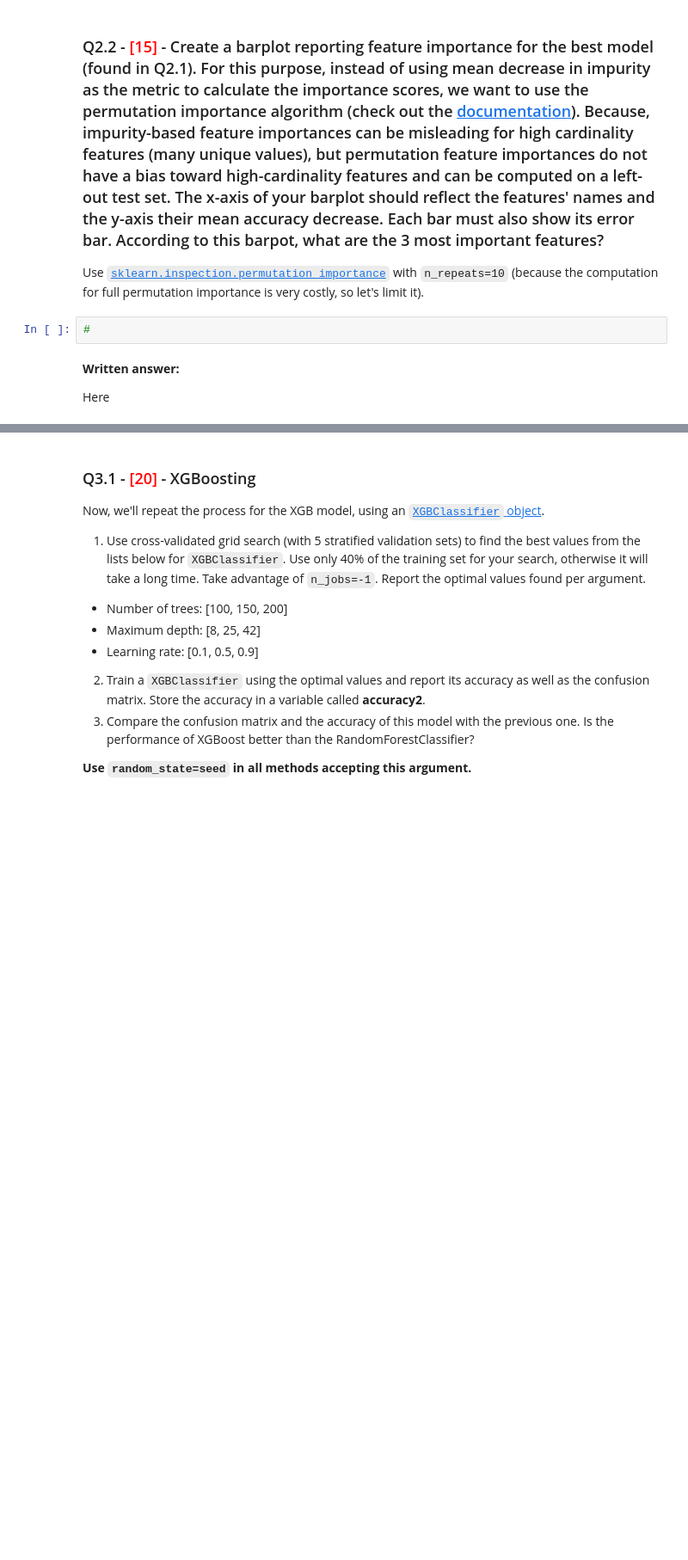
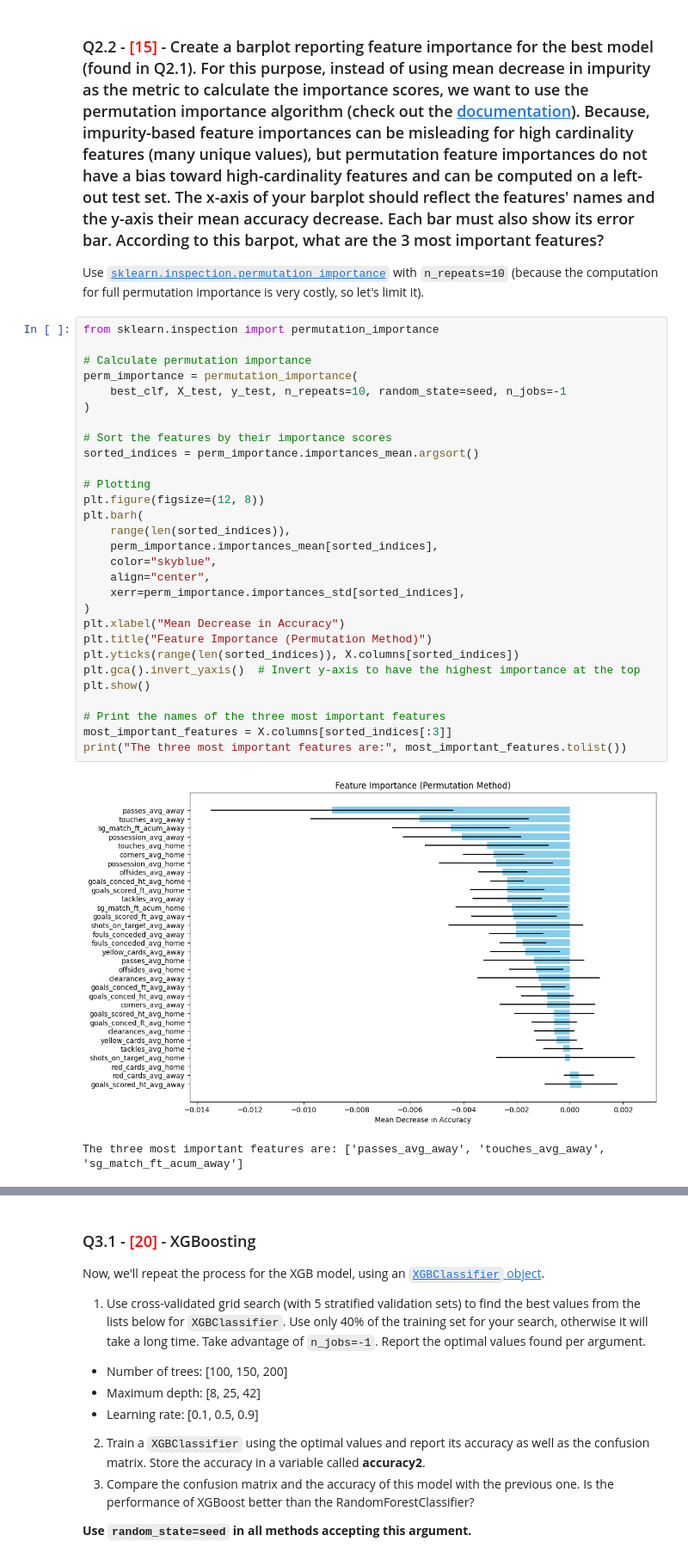
Before and after one commit to ParamvirSran/Machine-Learning, a Jupyter notebook: Assignments/A7/Assignment_7.ipynb, the cells around one changed output, grey strips where cells are left out. Shown at 86% size. Cells and saved outputs as stored; diff of their text form; blank space fills up the shorter version.

```diff
--- a/Assignments/A7/Assignment_7.ipynb
+++ b/Assignments/A7/Assignment_7.ipynb
@@ -178,9 +340,35 @@ Here
 ### Q2.2 - <span style="color:red">[15]</span> - Create a barplot reporting feature importance for the best model (found in Q2.1). For this purpose, instead of using mean decrease in impurity as the metric to calculate the importance scores, we want to use the permutation importance algorithm (check out the [documentation](https://scikit-learn.org/stable/modules/permutation_importance.html#permutation-importance)). Because, impurity-based feature importances can be misleading for high cardinality features (many unique values), but permutation feature importances do not have a bias toward high-cardinality features and can be computed on a left-out test set. The x-axis of your barplot should reflect the features' names and the y-axis their mean accuracy decrease. Each bar must also show its error bar. According to this barpot, what are the 3 most important features?
 
 Use [`sklearn.inspection.permutation_importance`](https://scikit-learn.org/stable/modules/generated/sklearn.inspection.permutation_importance.html#sklearn.inspection.permutation_importance) with `n_repeats=10` (because the computation for full permutation importance is very costly, so let's limit it).
-# %%
-#
-# %% [markdown]
-**Written answer:**
-
-Here
+# %%
+from sklearn.inspection import permutation_importance
+
+# Calculate permutation importance
+perm_importance = permutation_importance(
+    best_clf, X_test, y_test, n_repeats=10, random_state=seed, n_jobs=-1
+)
+
+# Sort the features by their importance scores
+sorted_indices = perm_importance.importances_mean.argsort()
+
+# Plotting
+plt.figure(figsize=(12, 8))
+plt.barh(
+    range(len(sorted_indices)),
+    perm_importance.importances_mean[sorted_indices],
+    color="skyblue",
+    align="center",
+    xerr=perm_importance.importances_std[sorted_indices],
+)
+plt.xlabel("Mean Decrease in Accuracy")
+plt.title("Feature Importance (Permutation Method)")
+plt.yticks(range(len(sorted_indices)), X.columns[sorted_indices])
+plt.gca().invert_yaxis()  # Invert y-axis to have the highest importance at the top
+plt.show()
+
+# Print the names of the three most important features
+most_important_features = X.columns[sorted_indices[:3]]
+print("The three most important features are:", most_important_features.tolist())
+# %% [output]
+[figure, added]
+The three most important features are: ['passes_avg_away', 'touches_avg_away', 'sg_match_ft_acum_away']
```
Also changed, not shown: parts of 24 cells of this notebook.
